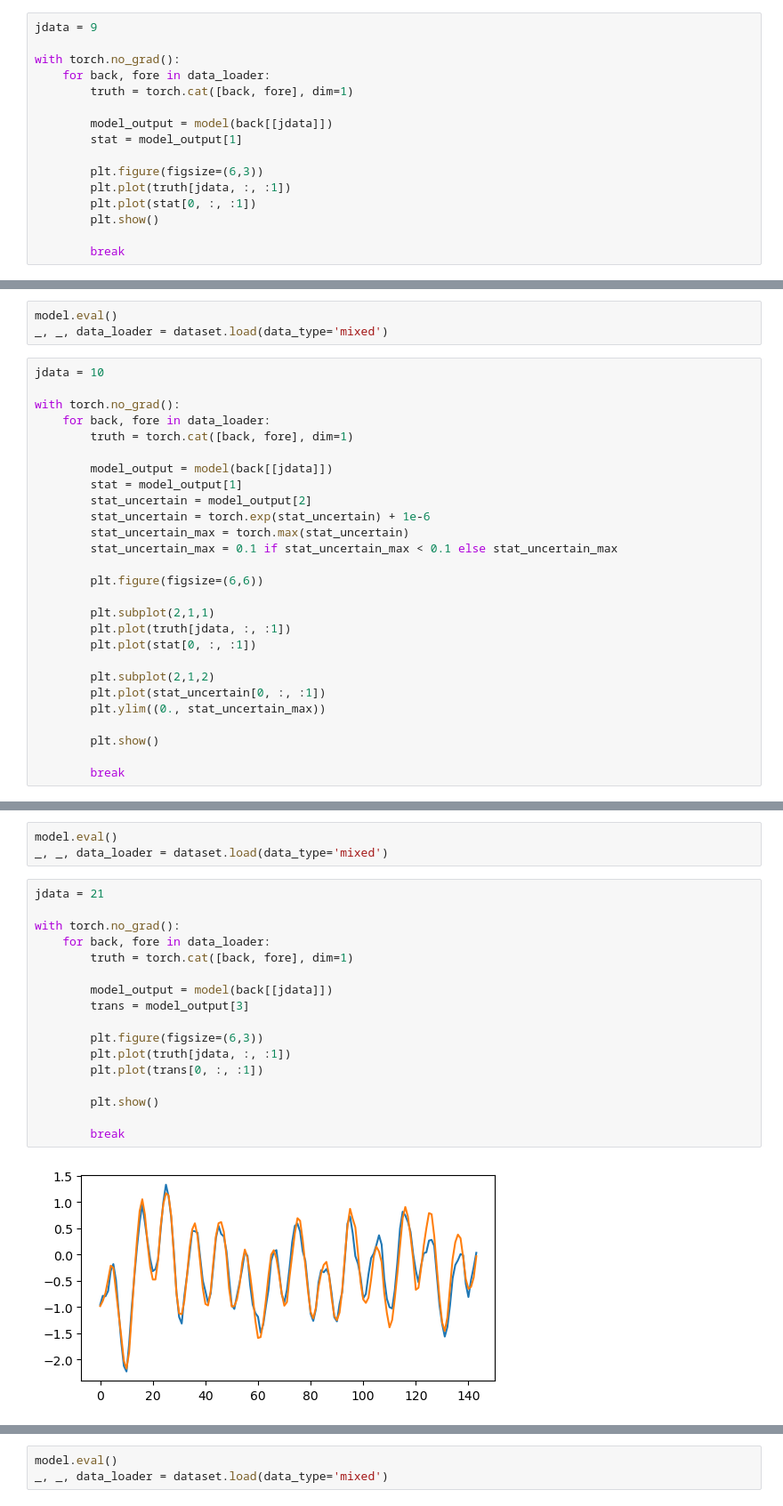
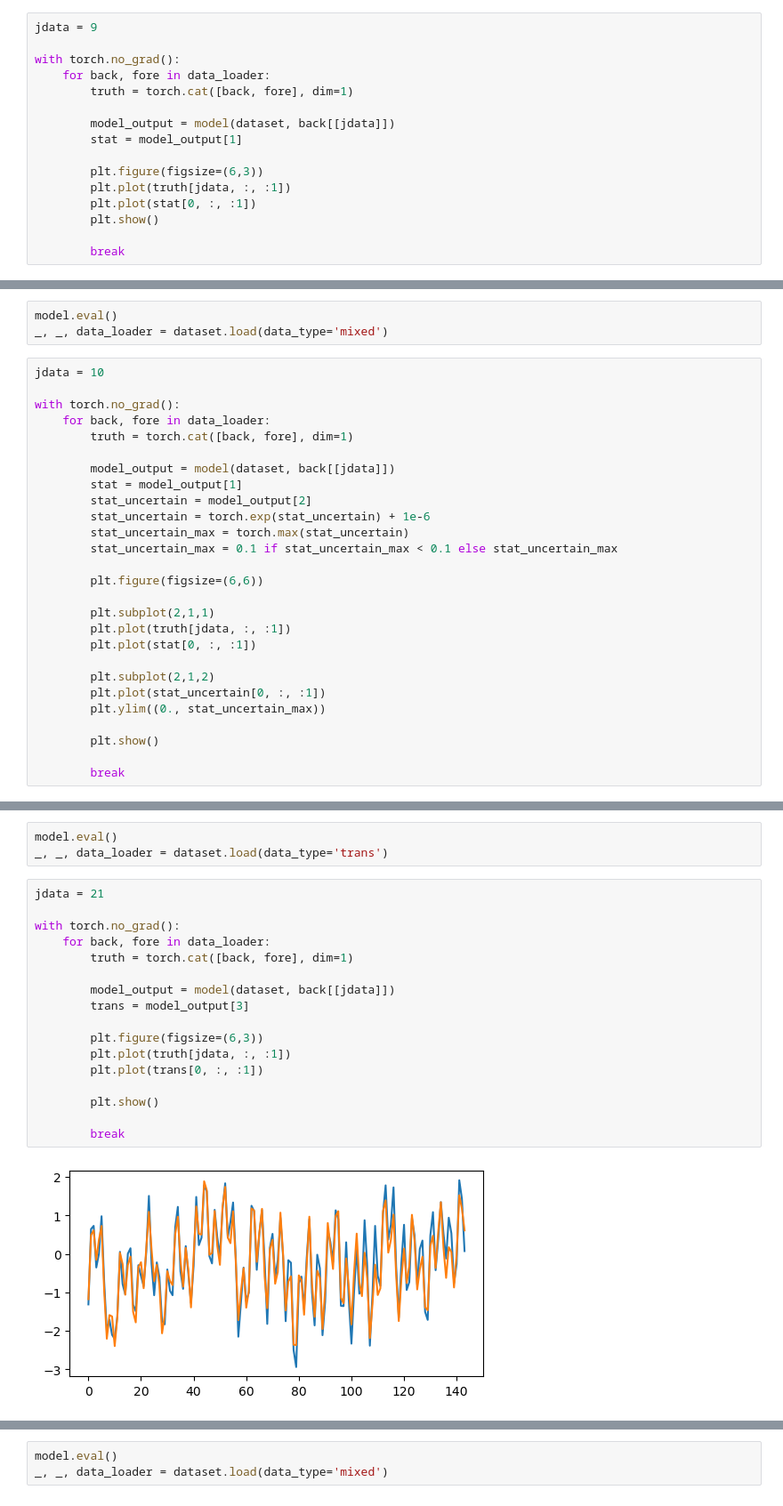
Before and after one commit to maalberg/kind, a Jupyter notebook: notebooks/kalman/04_tesla_kind_train.ipynb, the cells around one changed output, grey strips where cells are left out. Shown at 89% size. Cells and saved outputs as stored; diff of their text form.

Commit message:
pass a dataset into forward methods to have immediate access to data normalization

```diff
--- a/notebooks/kalman/04_tesla_kind_train.ipynb
+++ b/notebooks/kalman/04_tesla_kind_train.ipynb
@@ -80,7 +80,7 @@ with torch.no_grad():
     for back, fore in data_loader:
         truth = torch.cat([back, fore], dim=1)
 
-        model_output = model(back[[jdata]])
+        model_output = model(dataset, back[[jdata]])
         stat = model_output[1]
 
         plt.figure(figsize=(6,3))
@@ -123,7 +123,7 @@ with torch.no_grad():
     for back, fore in data_loader:
         truth = torch.cat([back, fore], dim=1)
 
-        model_output = model(back[[jdata]])
+        model_output = model(dataset, back[[jdata]])
         stat = model_output[1]
         stat_uncertain = model_output[2]
         stat_uncertain = torch.exp(stat_uncertain) + 1e-6
@@ -170,25 +170,25 @@ model.fit(dataset)
 # %%
 model.eval()
-_, _, data_loader = dataset.load(data_type='mixed')
+_, _, data_loader = dataset.load(data_type='trans')
 # %%
 jdata = 21
 
 with torch.no_grad():
     for back, fore in data_loader:
         truth = torch.cat([back, fore], dim=1)
 
-        model_output = model(back[[jdata]])
+        model_output = model(dataset, back[[jdata]])
         trans = model_output[3]
 
         plt.figure(figsize=(6,3))
         plt.plot(truth[jdata, :, :1])
         plt.plot(trans[0, :, :1])
 
         plt.show()
 
         break
 # %% [output]
-[figure, old version]
+[figure, new version]
 # %%
 model.train()
 model.fit_next()
```
Also changed, not shown: parts of 7 cells of this notebook, 5 other files.
